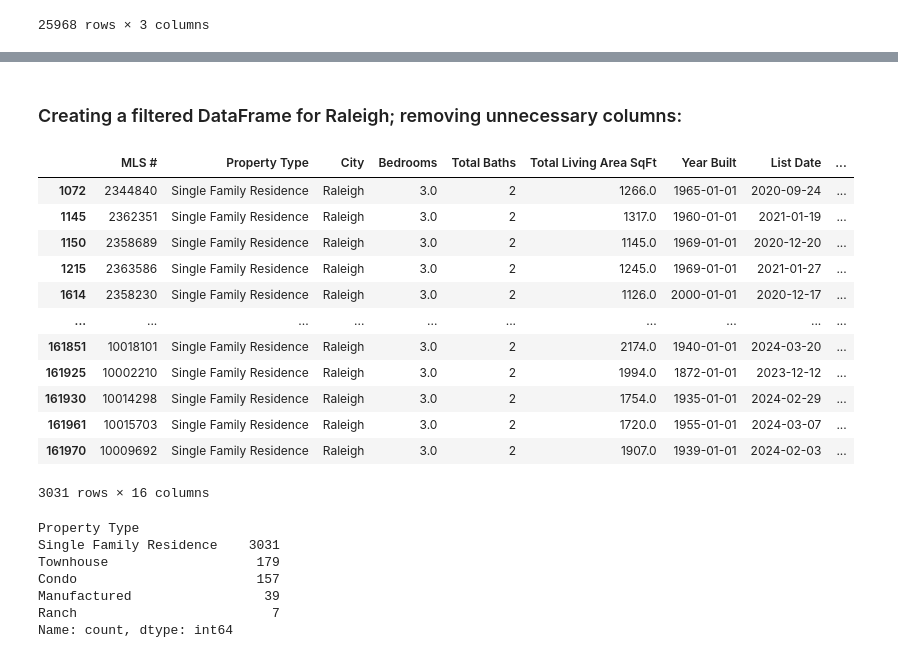
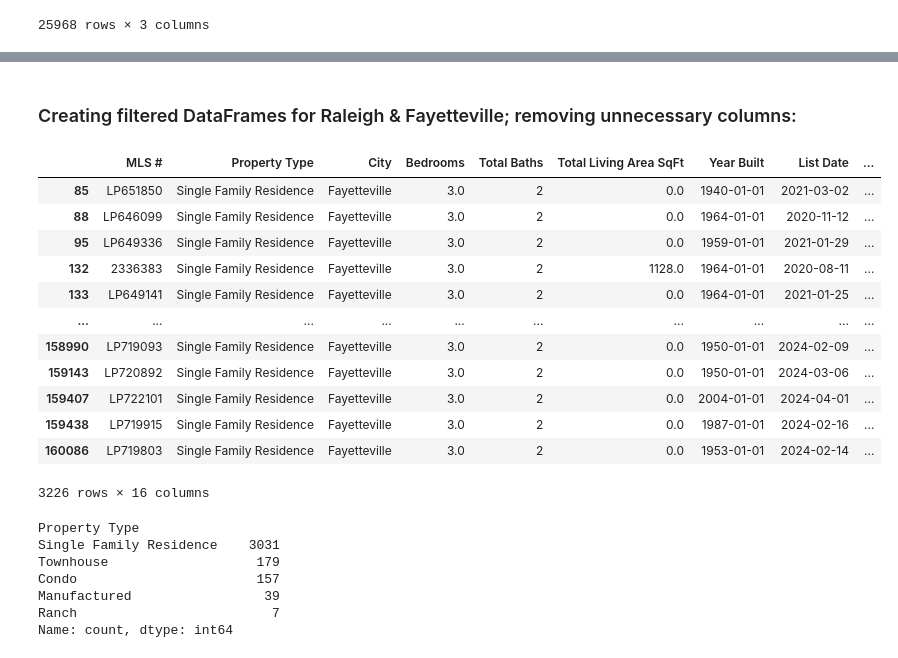
Before and after one commit to atulbachhav22/Real-Estate-Analysis-Project, a Jupyter notebook: real-estate-analysis_updated.ipynb, the cells around one changed output, grey strips where cells are left out. Saved outputs shown, nothing was run; the diff lists cells and outputs as text; code cells hidden in the pictures.

```diff
--- a/real-estate-analysis_updated.ipynb
+++ b/real-estate-analysis_updated.ipynb
@@ -550,5 +550,10 @@ raleigh_grouped_all = combined_df.loc[combined_df["City"] == "Raleigh"]
 raleigh_grouped_SP = sold_price_grouped.loc[sold_price_grouped["City"] == "Raleigh"]
 raleigh_grouped_DOM = DaysOnMarket_grouped.loc[DaysOnMarket_grouped["City"] == "Raleigh"]
 raleigh_grouped_all
+
+fayetteville_grouped_all = combined_df.loc[combined_df["City"] == "Fayetteville"]
+fayetteville_grouped_SP = sold_price_grouped.loc[sold_price_grouped["City"] == "Fayetteville"]
+fayetteville_grouped_DOM = DaysOnMarket_grouped.loc[DaysOnMarket_grouped["City"] == "Fayetteville"]
+fayetteville_grouped_all
 # %% [output]
 |  | MLS # | Class | Property Type | Address | City | Zip | Neighborhood | Subdivision | Bedrooms | ... |
@@ -599,39 +633,61 @@ display(raleigh_grouped_SP, raleigh_grouped_DOM)
 # %% [markdown]
-### Creating a filtered DataFrame for Raleigh; removing unnecessary columns:
+### Creating filtered DataFrames for Raleigh & Fayetteville; removing unnecessary columns:
 # %%
 raleigh_grouped_3_2 = raleigh_grouped_all.loc[
     (raleigh_grouped_all["Bedrooms"] == 3.0) &
     (raleigh_grouped_all["Total Baths"] == 2.0)
 ]
 raleigh_grouped_3_2 = raleigh_grouped_3_2[[
     "MLS #", "Property Type", "City", "Bedrooms",
     "Total Baths", "Total Living Area SqFt",
     "Year Built", "List Date", "Closing Date",
     "Days On Market", "List Price", "Sold Price", "Acres min", "Acres max",
     "Season Listed", "Season Sold"
     ]]
 
 to_drop = raleigh_grouped_3_2[raleigh_grouped_3_2["Property Type"] == "Duplex"].index
 raleigh_grouped_3_2 = raleigh_grouped_3_2.drop(to_drop)
 raleigh_grouped_3_2
 
 
 single_family_residence_3_2 = raleigh_grouped_3_2.loc[raleigh_grouped_3_2['Property Type'] == 'Single Family Residence']
 single_family_residence_3_2
+
+##################################################################
+
+fayetteville_grouped_3_2 = fayetteville_grouped_all.loc[
+    (fayetteville_grouped_all["Bedrooms"] == 3.0) &
+    (fayetteville_grouped_all["Total Baths"] == 2.0)
+]
+fayetteville_grouped_3_2 = fayetteville_grouped_3_2[[
+    "MLS #", "Property Type", "City", "Bedrooms",
+    "Total Baths", "Total Living Area SqFt",
+    "Year Built", "List Date", "Closing Date",
+    "Days On Market", "List Price", "Sold Price", "Acres min", "Acres max",
+    "Season Listed", "Season Sold"
+    ]]
+
+to_drop = fayetteville_grouped_3_2[fayetteville_grouped_3_2["Property Type"] == "Duplex"].index
+fayetteville_grouped_3_2 = fayetteville_grouped_3_2.drop(to_drop)
+fayetteville_grouped_3_2
+
+
+single_family_residence_3_2_fayetteville = fayetteville_grouped_3_2.loc[fayetteville_grouped_3_2['Property Type'] == 'Single Family Residence']
+single_family_residence_3_2_fayetteville
 # %% [output]
 |  | MLS # | Property Type | City | Bedrooms | Total Baths | Total Living Area SqFt | Year Built | List Date | ... |
-| 1072 | 2344840 | Single Family Residence | Raleigh | 3.0 | 2 | 1266.0 | 1965-01-01 | 2020-09-24 | ... |
-| 1145 | 2362351 | Single Family Residence | Raleigh | 3.0 | 2 | 1317.0 | 1960-01-01 | 2021-01-19 | ... |
-| 1150 | 2358689 | Single Family Residence | Raleigh | 3.0 | 2 | 1145.0 | 1969-01-01 | 2020-12-20 | ... |
-| 1215 | 2363586 | Single Family Residence | Raleigh | 3.0 | 2 | 1245.0 | 1969-01-01 | 2021-01-27 | ... |
-| 1614 | 2358230 | Single Family Residence | Raleigh | 3.0 | 2 | 1126.0 | 2000-01-01 | 2020-12-17 | ... |
+| 85 | LP651850 | Single Family Residence | Fayetteville | 3.0 | 2 | 0.0 | 1940-01-01 | 2021-03-02 | ... |
+| 88 | LP646099 | Single Family Residence | Fayetteville | 3.0 | 2 | 0.0 | 1964-01-01 | 2020-11-12 | ... |
+| 95 | LP649336 | Single Family Residence | Fayetteville | 3.0 | 2 | 0.0 | 1959-01-01 | 2021-01-29 | ... |
+| 132 | 2336383 | Single Family Residence | Fayetteville | 3.0 | 2 | 1128.0 | 1964-01-01 | 2020-08-11 | ... |
+| 133 | LP649141 | Single Family Residence | Fayetteville | 3.0 | 2 | 0.0 | 1964-01-01 | 2021-01-25 | ... |
 | ... | ... | ... | ... | ... | ... | ... | ... | ... | ... |
-| 161851 | 10018101 | Single Family Residence | Raleigh | 3.0 | 2 | 2174.0 | 1940-01-01 | 2024-03-20 | ... |
-| 161925 | 10002210 | Single Family Residence | Raleigh | 3.0 | 2 | 1994.0 | 1872-01-01 | 2023-12-12 | ... |
-| 161930 | 10014298 | Single Family Residence | Raleigh | 3.0 | 2 | 1754.0 | 1935-01-01 | 2024-02-29 | ... |
-| 161961 | 10015703 | Single Family Residence | Raleigh | 3.0 | 2 | 1720.0 | 1955-01-01 | 2024-03-07 | ... |
-| 161970 | 10009692 | Single Family Residence | Raleigh | 3.0 | 2 | 1907.0 | 1939-01-01 | 2024-02-03 | ... |
+| 158990 | LP719093 | Single Family Residence | Fayetteville | 3.0 | 2 | 0.0 | 1950-01-01 | 2024-02-09 | ... |
+| 159143 | LP720892 | Single Family Residence | Fayetteville | 3.0 | 2 | 0.0 | 1950-01-01 | 2024-03-06 | ... |
+| 159407 | LP722101 | Single Family Residence | Fayetteville | 3.0 | 2 | 0.0 | 2004-01-01 | 2024-04-01 | ... |
+| 159438 | LP719915 | Single Family Residence | Fayetteville | 3.0 | 2 | 0.0 | 1987-01-01 | 2024-02-16 | ... |
+| 160086 | LP719803 | Single Family Residence | Fayetteville | 3.0 | 2 | 0.0 | 1953-01-01 | 2024-02-14 | ... |
-3031 rows × 16 columns
+3226 rows × 16 columns
 # %%
 raleigh_grouped_3_2["Property Type"].value_counts()
 # %% [output]
```
Also changed, not shown: parts of 7 cells of this notebook.
